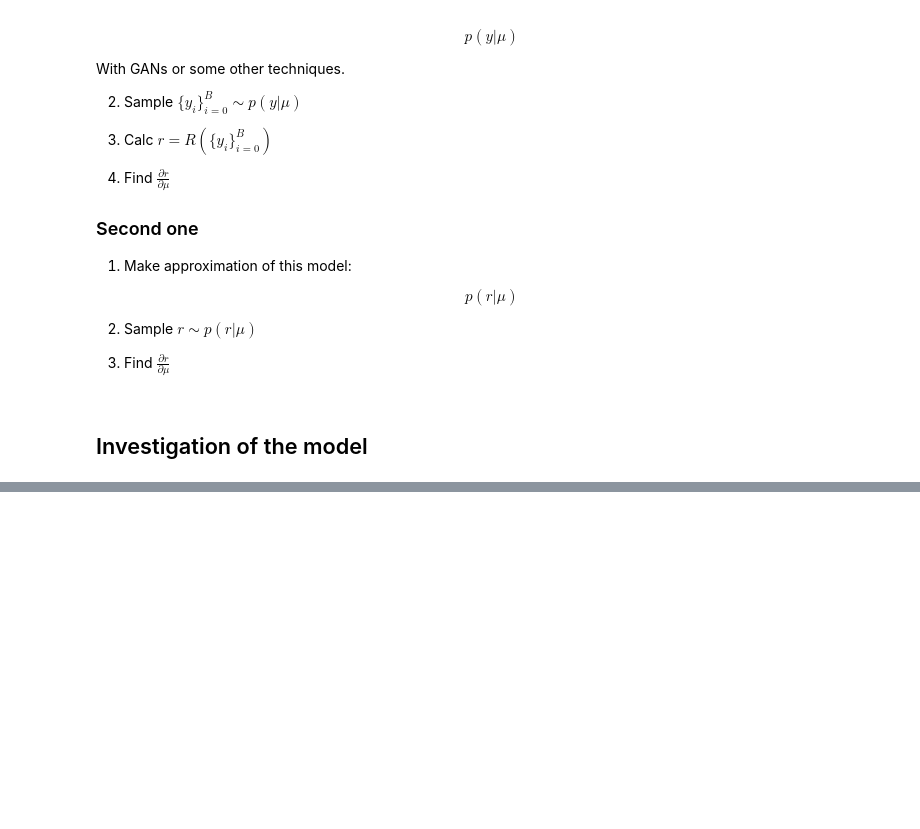
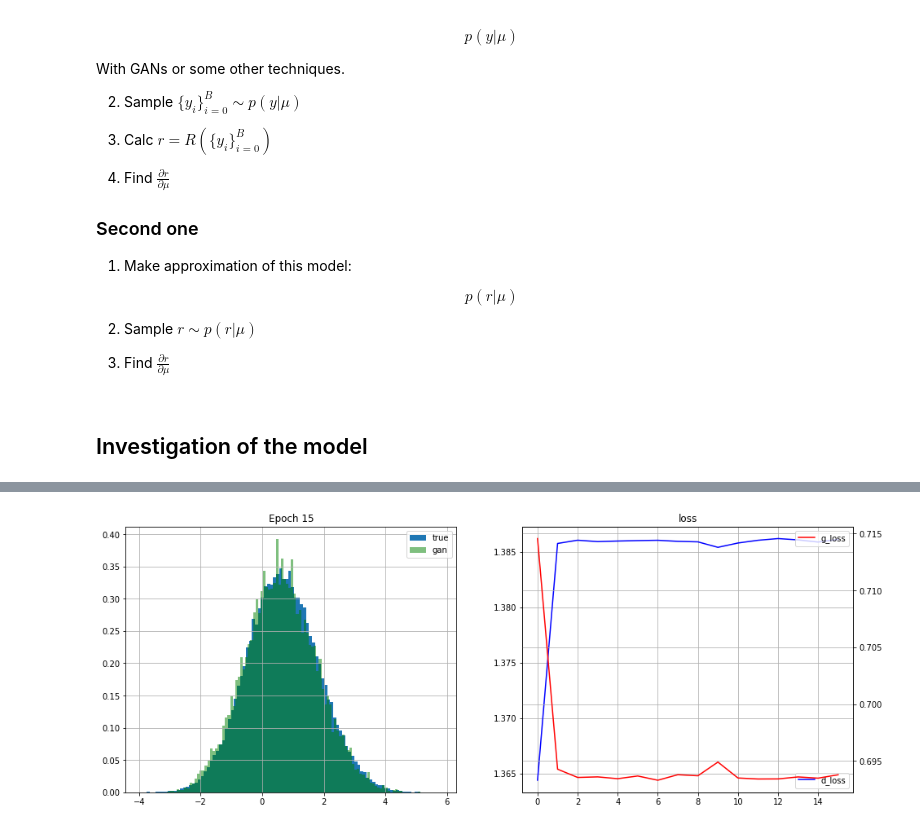
Before and after one commit to SchattenGenie/diff-surrogate, a Jupyter notebook: model.ipynb, the cells around one changed output, grey strips where cells are left out. Cells and saved outputs as stored; diff of their text form; code cells hidden in the pictures; blank space fills up the shorter version.

```diff
--- a/model.ipynb
+++ b/model.ipynb
@@ -106,0 +126,7 @@ plt.hist(samples.detach().cpu().numpy(), bins=100);
+# %%
+import numpy as np
+
+
+NOISE_DIM = 4
+def sample_noise(N):
+    return np.random.normal(size=(N,NOISE_DIM)).astype(np.float32)
@@ -106,0 +185,8 @@ plt.hist(samples.detach().cpu().numpy(), bins=100);
+# %%
+generator = Generator(NOISE_DIM, out_dim = 1).to(device)
+discriminator = Discriminator(in_dim = 1).to(device)
+
+lr = 0.001
+
+g_optimizer = optim.Adam(generator.parameters(),     lr=lr, betas=(0.5, 0.999))
+d_optimizer = optim.Adam(discriminator.parameters(), lr=lr, betas=(0.5, 0.999))
@@ -106,0 +220,4 @@ plt.hist(samples.detach().cpu().numpy(), bins=100);
+# %%
+num_epochs = 100
+batch_size = 512 # initially was 64
+TASK = 2
@@ -106,0 +226,13 @@ plt.hist(samples.detach().cpu().numpy(), bins=100);
+# %%
+#data = torch.stack([y_sample() for _ in range(100000)]).reshape(-1,1)
+data = torch.Tensor([y_sample().item() for _ in range(100000)]).reshape(-1,1)
+fixed_noise = torch.Tensor(sample_noise(10000)).to(device)
+def iterate_minibatches(X, batchsize, y=None):
+    perm = np.random.permutation(X.shape[0])
+
+    for start in trange(0, X.shape[0], batchsize):
+        end = min(start + batchsize, X.shape[0])
+        if y is None:
+            yield X[perm[start:end]]
+        else:
+            yield X[perm[start:end]], y[perm[start:end]]
@@ -106,0 +322,4 @@ plt.hist(samples.detach().cpu().numpy(), bins=100);
+# %%
+run_training()
+# %% [output]
+[figure, added]
```
Also changed, not shown: parts of 16 cells of this notebook.
